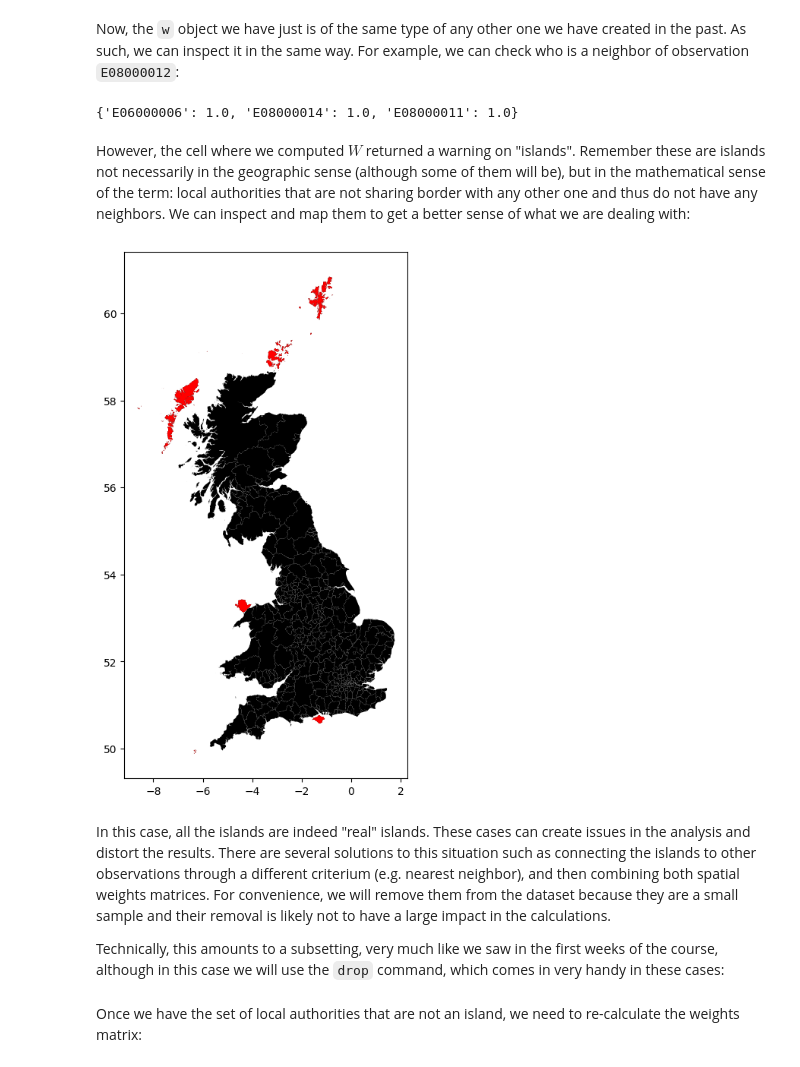
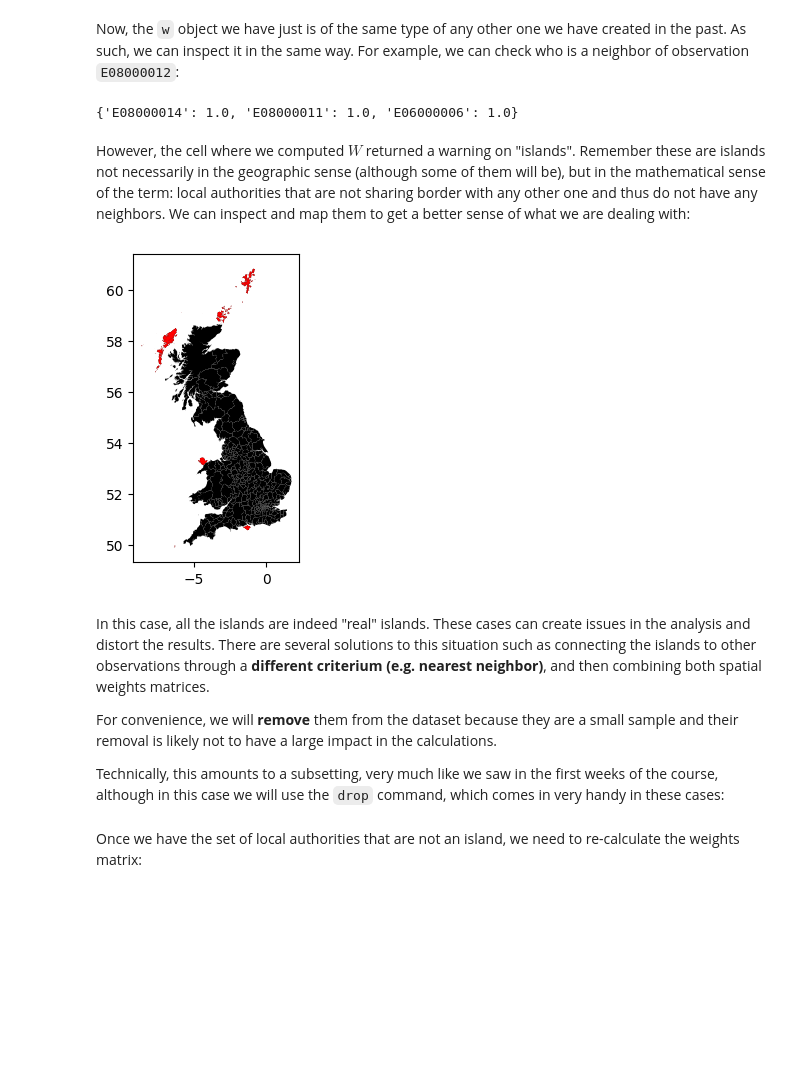
Before and after one commit to SC-GSDA-WS2324/Lecture6, a Jupyter notebook: 6_autocorr_ESDA.ipynb, the cells around one changed output. Saved outputs shown, nothing was run; the diff lists cells and outputs as text; code cells hidden in the pictures; blank space fills up the shorter version.

```diff
--- a/6_autocorr_ESDA.ipynb
+++ b/6_autocorr_ESDA.ipynb
@@ -74,6 +65,6 @@ Make sure you are connected to the internet when you run this cell
 # %%
 # Read the file in
 br = gpd.read_file(
-    "http://darribas.org/gds_course/content/data/brexit.gpkg"
+    "https://raw.githubusercontent.com/GuntherGust/sc_gdsa_data/main/brexit.gpkg"
 )
 # %% [markdown]
@@ -128,5 +125,5 @@ For this example, we will show how to build a queen contiguity matrix, which con
 Technically speaking, we will approach building the contiguity matrix in the same way we did in Lab 5. We will begin with a `GeoDataFrame` and pass it on to the queen contiguity weights builder in `PySAL` (`ps.weights.Queen.from_dataframe`). We will also make sure our table of data is previously indexed on the local authority code, so the $W$ is also indexed on that form.
 # %%
 # Create the spatial weights matrix
-%time w = weights.Queen.from_dataframe(br, idVariable="lad16cd")
+w = weights.Queen.from_dataframe(br, ids="lad16cd")
 # %% [output]
@@ -140,16 +135,18 @@ Now, the `w` object we have just is of the same type of any other one we have cr
 # %%
 w['E08000012']
 # %% [output]
-{'E06000006': 1.0, 'E08000014': 1.0, 'E08000011': 1.0}
+{'E08000014': 1.0, 'E08000011': 1.0, 'E06000006': 1.0}
 # %% [markdown]
 However, the cell where we computed $W$ returned a warning on "islands". Remember these are islands not necessarily in the geographic sense (although some of them will be), but in the mathematical sense of the term: local authorities that are not sharing border with any other one and thus do not have any neighbors. We can inspect and map them to get a better sense of what we are dealing with:
 # %%
-ax = br.plot(color='k', figsize=(9, 9))
+ax = br.plot(color='k', figsize=(4,4))
 br.loc[w.islands, :].plot(color='red', ax=ax);
 # %% [output]
-[figure, old version]
+[figure, new version]
 # %% [markdown]
-In this case, all the islands are indeed "real" islands. These cases can create issues in the analysis and distort the results. There are several solutions to this situation such as connecting the islands to other observations through a different criterium (e.g. nearest neighbor), and then combining both spatial weights matrices. For convenience, we will remove them from the dataset because they are a small sample and their removal is likely not to have a large impact in the calculations.
+In this case, all the islands are indeed "real" islands. These cases can create issues in the analysis and distort the results. There are several solutions to this situation such as connecting the islands to other observations through a __different criterium (e.g. nearest neighbor)__, and then combining both spatial weights matrices.
+
+For convenience, we will __remove__ them from the dataset because they are a small sample and their removal is likely not to have a large impact in the calculations.
 
 Technically, this amounts to a subsetting, very much like we saw in the first weeks of the course, although in this case we will use the `drop` command, which comes in very handy in these cases:
 # %%
```
Also changed, not shown: parts of 50 cells of this notebook.
